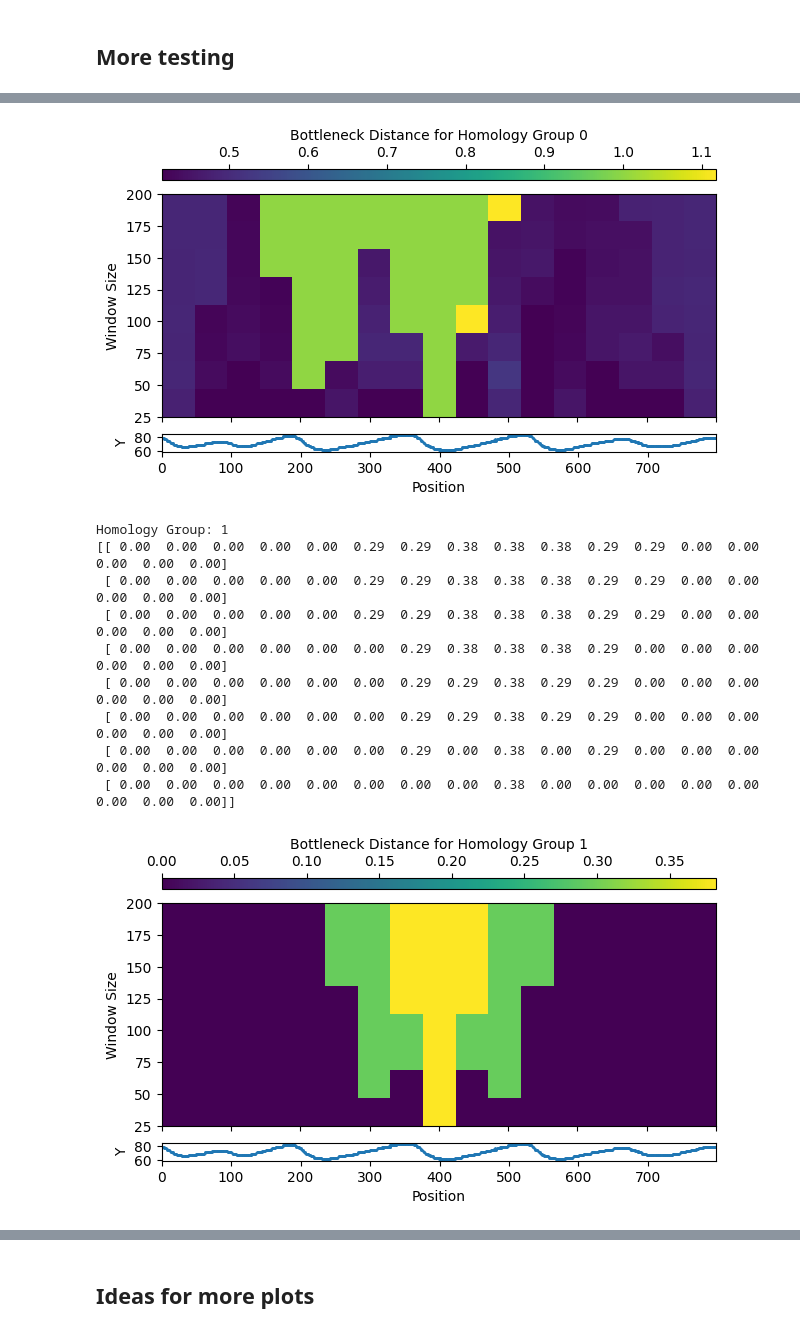
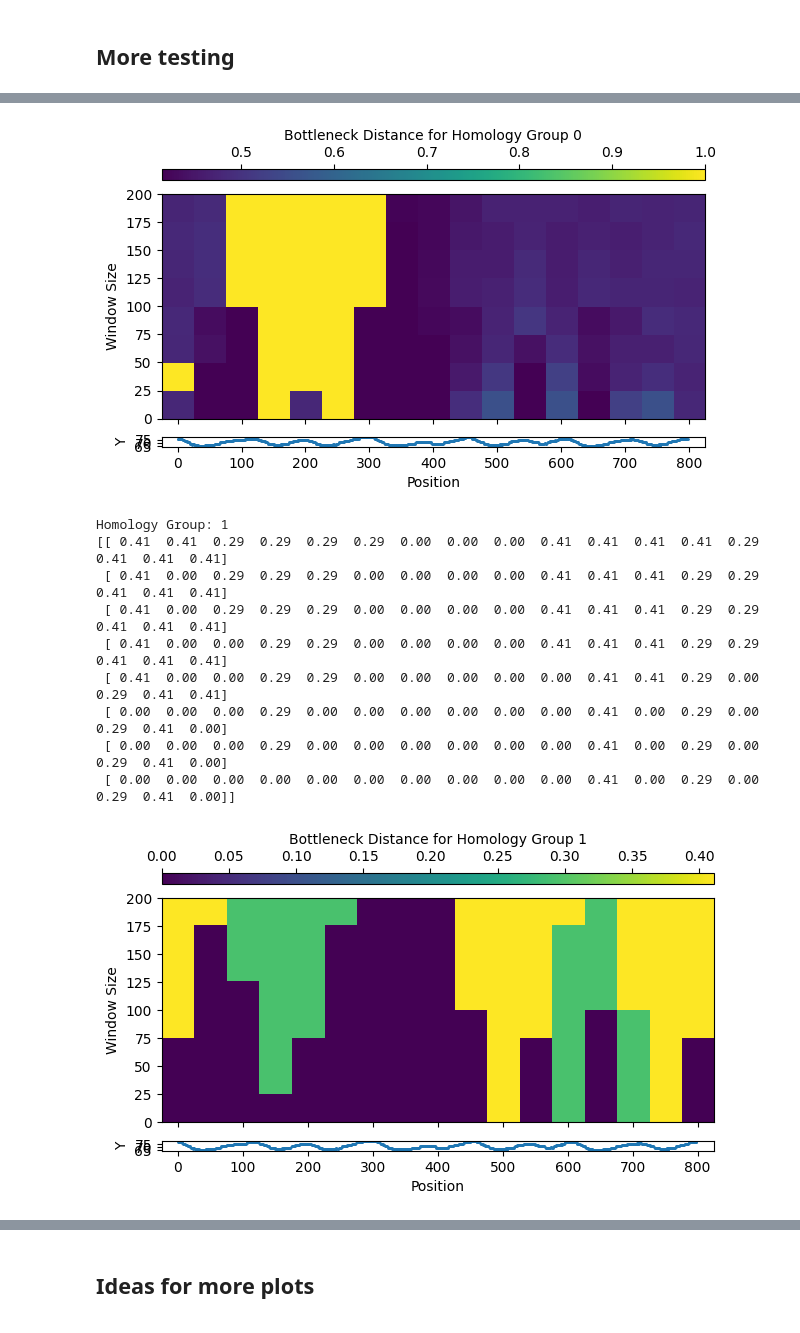
Before and after one commit to dmcdoug/Topology-of-Shoreline-Features, a Jupyter notebook: sliding_window.ipynb, the cells around one changed output, grey strips where cells are left out. Saved outputs shown, nothing was run; the diff lists cells and outputs as text; code cells hidden in the pictures.

Commit message:
tweaked and tested sliding_windows notebook

```diff
--- a/sliding_window.ipynb
+++ b/sliding_window.ipynb
@@ -67,9 +67,10 @@ def getWindow(pos, offset, buff, time=None, tPos=None, tOffset=None):
   if data.ndim==2:
     window = buff[(buffx>pos-offset) & (buffx<pos+offset)]
     # Try to prevent 1-cell disconnected components on the edges
-    # Haven't tested this with homology groups greater than zero
-    # window[:,1][window[:,0]==window[0,0]] = window[0,1].min()
-    # window[:,1][window[:,0]==window[-1,0]] = window[-1,1].min()
+    # This is a rare edge case - this mostly doesn't do anything
+    # Doesn't seem to matter for homology groups greater than zero
+    window[:,1][window[:,0]==window[0,0]] = window[0,1].min()
+    window[:,1][window[:,0]==window[-1,0]] = window[-1,1].min()
   elif data.ndim==3:
     raise ValueError("Windows for 3D time series not yet implemented")
     # TODO: figure out how to select 3D window
@@ -108,22 +109,24 @@ def sliding_windows_par(pointCloud, homologyGroups=None, dx=None, maxWindow=None
     time = np.repeat(range(pointCloud.shape[0]),pointCloud.shape[1])
     timeRange = time.max() - time.min()
 
-  # Prefer input parameters, these are example defaults
+  # Prefer input parameters. Defaults are maximum range and resolution (slow).
   if homologyGroups is None:
     homologyGroups = list(range(pointCloud.ndim))
   if dx is None:
     dx = np.diff(x)[np.diff(x)>0].min() # cell size
+  # how much to increment between adjacent window sizes
+  if step is None:
+    step = dx
   # window widths
   if maxWindow is None:
     maxWindow = xRange
   if minWindow is None:
-    minWindow = dx*10 # probably want 3
-  if step is None:
-    step = minWindow
+    minWindow = step   # Anything higher creates an arbitrary cutoff
 
   # I *think* these are correct... but don't sue me
+  positions = dx*np.arange(xRange//dx+2)+x.min()
   offsets = step*np.arange(1,maxWindow//step+1)/2
-  positions = dx*np.arange(xRange//dx+2)+x.min()
+  offsets = offsets[offsets>=minWindow/2]
 
   print(f"Positions: {positions}")
   print(f"Offsets: {offsets}")
@@ -153,10 +156,13 @@ def plot_heatmap(dists, homologyGroup, positions, sizes):
   fig, (ax1, ax2) = plt.subplots(2, 1)
 
   # Plot the heatmap
-  im = ax1.imshow(dists[homologyGroup], aspect='auto', origin='lower', extent=[positions.min(), positions.max(), sizes.min(), sizes.max()])
+  dx = positions[1]-positions[0]
+  step = sizes[1]-sizes[0]
+  extent = [positions[0]-dx/2, positions[-1]+dx/2, sizes[0]-step, sizes[-1]]
+  im = ax1.imshow(dists[homologyGroup], aspect='auto', origin='lower', extent=extent)
   fig.colorbar(im, ax=ax1, label=f"Bottleneck Distance for Homology Group {homologyGroup}", orientation='horizontal', location='top', aspect=50)
   ax1.set_ylabel('Window Size')
-  # ax1.set_xlim(data[:,0].min(), data[:,0].max()) # Ensure x-axis matches scatter plot
+  # ax1.set_xlim(data[:,0].min(), positions.max()) # Ensure x-axis matches scatter plot
   ax1.tick_params(
       axis='x',          # changes apply to the x-axis
       which='both',      # both major and minor ticks are affected
@@ -165,25 +171,24 @@ def plot_heatmap(dists, homologyGroup, positions, sizes):
       labelbottom=False) # labels along the bottom edge are off
 
   # Plot the original data
-  ax2.scatter(*data.T, s=1)
+  ax2.scatter(*data.T, s=1) #*setupBuff(data)[3].T, <- Not clear that it's the whole domain
   ax2.set_xlabel('Position')
   ax2.set_ylabel('Y')
   ax2.set_aspect('equal', adjustable='box')
-  ax2.set_xlim(data[:,0].min(), data[:,0].max()) # Set x-axis to match heatmap
+  ax2.set_xlim(*extent[:2]) # Set x-axis to match heatmap
 
   plt.subplots_adjust(hspace=-0.75)
   plt.tight_layout()
   plt.show()
 
 def printDists(hg):
-  global dists, homologyGroups
+  # global dists, homologyGroups
   np.set_printoptions(linewidth=200, precision=2, suppress=True, formatter={'float': '{: 0.2f}'.format})
-  print(f"Homology Group: {homologyGroups[homologyGroups.index(hg)]}")
+  print(f"\nHomology Group: {homologyGroups[homologyGroups.index(hg)]}")
   print(np.flipud(dists[hg]))
-  print('\n')
 
 def printAndPlot():
-  global dists, homologyGroups, positions, sizes
+  # global dists, homologyGroups, positions, sizes
   for hg in homologyGroups:
     printDists(hg)
     plot_heatmap(dists, hg, positions, sizes)
@@ -249,10 +254,11 @@ Homology Group: 1
 ## More testing
 # %%
 videoNum = 0
-timestep = -1
+timestep = 150#-1
 # Returns 2D point cloud x,y
-data = coasts[list(coasts.keys())[videoNum]][timestep]         # Fast: 100                                   50
-dists, positions, sizes, homologyGroups = sliding_windows_par(data, dx=50, maxWindow=200, minWindow=50, step=25)
+data = coasts[list(coasts.keys())[videoNum]][timestep]         # Fast: 100                     50
+dists, positions, sizes, homologyGroups = sliding_windows_par(data, dx=50, maxWindow=200, step=25)
+print(f"\nShape: {dists.shape}")
 printAndPlot()
 # %% [output]
 Positions: [  0  50 100 150 200 250 300 350 400 450 500 550 600 650 700 750 800]
@@ -275,14 +281,14 @@ Homology Groups: [0, 1]
-[figure, old version]
+[figure, new version]
 Homology Group: 1
-[[ 0.00  0.00  0.00  0.00  0.00  0.29  0.29  0.38  0.38  0.38  0.29  0.29  0.00  0.00  0.00  0.00  0.00]
- [ 0.00  0.00  0.00  0.00  0.00  0.29  0.29  0.38  0.38  0.38  0.29  0.29  0.00  0.00  0.00  0.00  0.00]
- [ 0.00  0.00  0.00  0.00  0.00  0.29  0.29  0.38  0.38  0.38  0.29  0.29  0.00  0.00  0.00  0.00  0.00]
- [ 0.00  0.00  0.00  0.00  0.00  0.00  0.29  0.38  0.38  0.38  0.29  0.00  0.00  0.00  0.00  0.00  0.00]
- [ 0.00  0.00  0.00  0.00  0.00  0.00  0.29  0.29  0.38  0.29  0.29  0.00  0.00  0.00  0.00  0.00  0.00]
- [ 0.00  0.00  0.00  0.00  0.00  0.00  0.29  0.29  0.38  0.29  0.29  0.00  0.00  0.00  0.00  0.00  0.00]
- [ 0.00  0.00  0.00  0.00  0.00  0.00  0.29  0.00  0.38  0.00  0.29  0.00  0.00  0.00  0.00  0.00  0.00]
- [ 0.00  0.00  0.00  0.00  0.00  0.00  0.00  0.00  0.38  0.00  0.00  0.00  0.00  0.00  0.00  0.00  0.00]]
+[[ 0.41  0.41  0.29  0.29  0.29  0.29  0.00  0.00  0.00  0.41  0.41  0.41  0.41  0.29  0.41  0.41  0.41]
+ [ 0.41  0.00  0.29  0.29  0.29  0.00  0.00  0.00  0.00  0.41  0.41  0.41  0.29  0.29  0.41  0.41  0.41]
+ [ 0.41  0.00  0.29  0.29  0.29  0.00  0.00  0.00  0.00  0.41  0.41  0.41  0.29  0.29  0.41  0.41  0.41]
+ [ 0.41  0.00  0.00  0.29  0.29  0.00  0.00  0.00  0.00  0.41  0.41  0.41  0.29  0.29  0.41  0.41  0.41]
+ [ 0.41  0.00  0.00  0.29  0.29  0.00  0.00  0.00  0.00  0.00  0.41  0.41  0.29  0.00  0.29  0.41  0.41]
+ [ 0.00  0.00  0.00  0.29  0.00  0.00  0.00  0.00  0.00  0.00  0.41  0.00  0.29  0.00  0.29  0.41  0.00]
+ [ 0.00  0.00  0.00  0.29  0.00  0.00  0.00  0.00  0.00  0.00  0.41  0.00  0.29  0.00  0.29  0.41  0.00]
+ [ 0.00  0.00  0.00  0.00  0.00  0.00  0.00  0.00  0.00  0.00  0.41  0.00  0.29  0.00  0.29  0.41  0.00]]
-[figure, old version]
+[figure, new version]
 # %% [markdown]
 ## Investigating bugs
 * I think we need to move the window along the consecutive cells, not across X values
```
Also changed, not shown: parts of 9 cells of this notebook.
